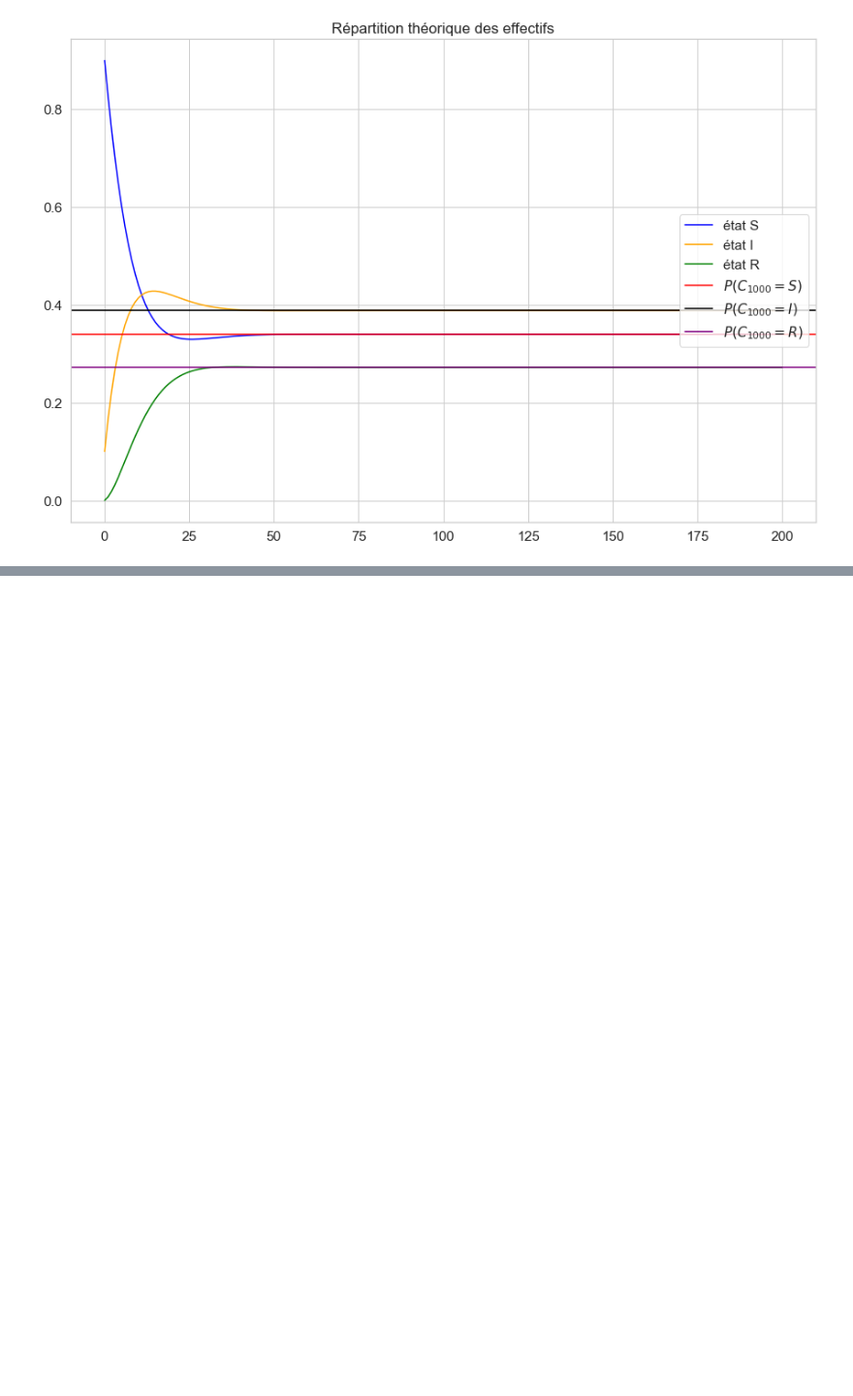
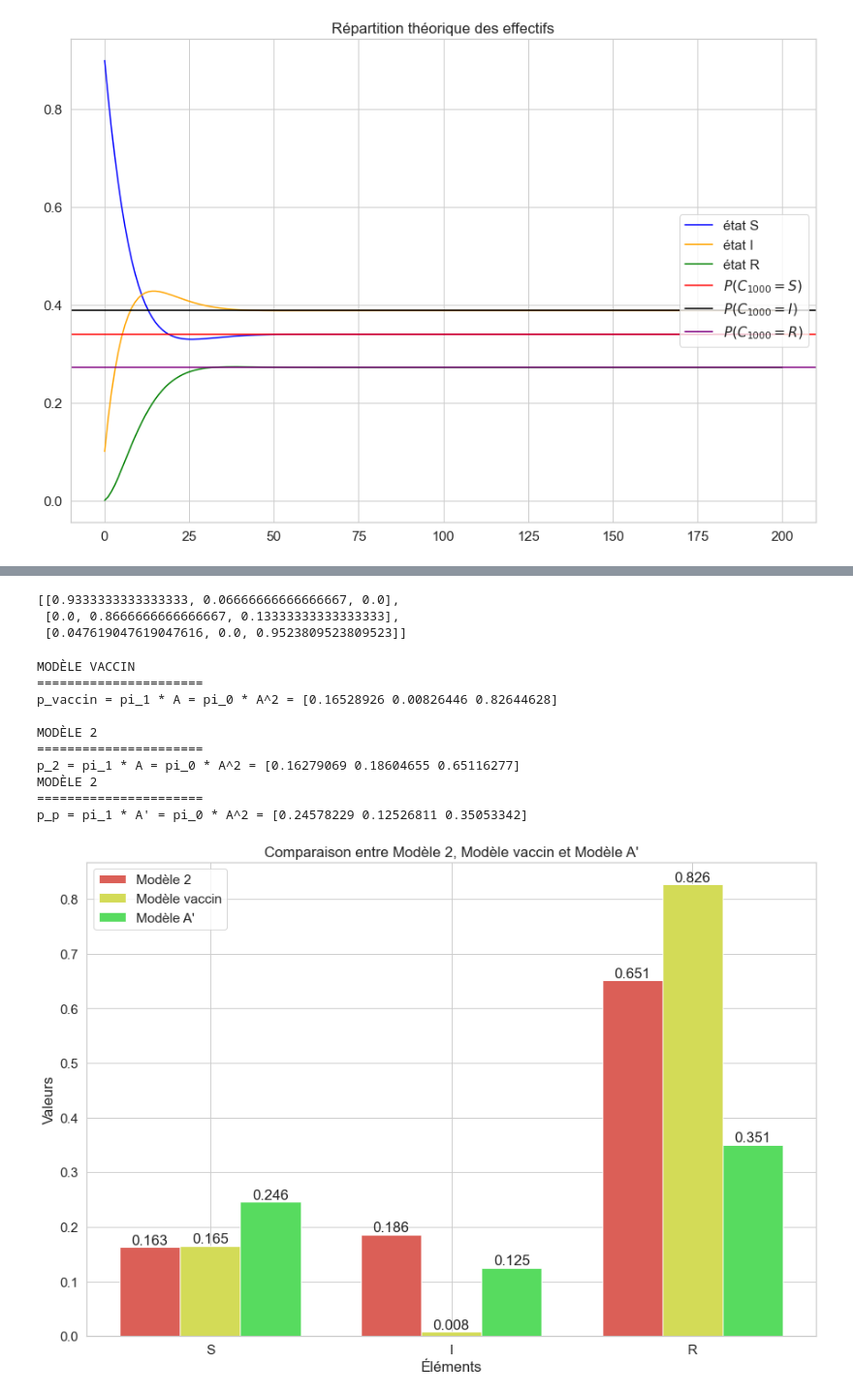
Before and after one commit to Meriadoc-gitgit/Markov-SIR, a Jupyter notebook: project.ipynb, the cells around one changed output, grey strips where cells are left out. Shown at 97% size. Saved outputs shown, nothing was run; the diff lists cells and outputs as text; code cells hidden in the pictures; blank space fills up the shorter version.

```diff
--- a/project.ipynb
+++ b/project.ipynb
@@ -1077,0 +1252,68 @@ Par rapport au modèle précédent, la vaccin a haussé le taux $P(S\to R)$ de t
+# %%
+# La matrice A_p calculée à partir de la séquence s
+A_p = determine_matrice_transition([sequence])
+A_p
+# %% [output]
+[[0.9333333333333333, 0.06666666666666667, 0.0],
+ [0.0, 0.8666666666666667, 0.13333333333333333],
+ [0.047619047619047616, 0.0, 0.9523809523809523]]
+# %%
+# Modèle vaccin
+A = [[0.9, 0.01, 0.09], [0, 0.8, 0.2], [0.02, 0, 0.98]]
+pi_0 = [0.9, 0.1, 0]
+
+T = 200
+p_vaccin = dist_proba_stationnaire(T, A, pi_0)
+print("MODÈLE VACCIN\n======================\np_vaccin = pi_1 * A = pi_0 * A^2 =", p_vaccin, "\n")
+
+# Modèle 2
+A = [[0.92, 0.08, 0], [0, 0.93, 0.07], [0.02, 0, 0.98]]
+pi_0 = [0.9, 0.1, 0]
+T = 200
+p_2 = dist_proba_stationnaire(T, A, pi_0)
+print("MODÈLE 2\n======================\np_2 = pi_1 * A = pi_0 * A^2 =", p_2)
+
+# Modèle A'
+A = [[0.93, 0.067, 0], [0, 0.867, 0.13], [0.048, 0, 0.952]]
+pi_0 = [0.9, 0.1, 0]
+T = 200
+p_p = dist_proba_stationnaire(T, A, pi_0)
+print("MODÈLE 2\n======================\np_p = pi_1 * A' = pi_0 * A^2 =", p_p)
+
+# Paramètres du graphique
+bar_width = 0.25
+index = np.arange(len(p_2))
+
+# Création du graphique à barres
+fig, ax = plt.subplots()
+bar1 = ax.bar(index, p_2, bar_width, label='Modèle 2')
+bar2 = ax.bar(index + bar_width, p_vaccin, bar_width, label='Modèle vaccin')
+bar3 = ax.bar(index + 2 * bar_width, p_p, bar_width, label="Modèle A'")
+
+# Ajout des étiquettes de données
+autolabel(bar1)
+autolabel(bar2)
+autolabel(bar3)
+
+# Ajout des étiquettes, titre et légende
+ax.set_xlabel('Éléments')
+ax.set_ylabel('Valeurs')
+ax.set_title("Comparaison entre Modèle 2, Modèle vaccin et Modèle A'")
+ax.set_xticks(index + bar_width)
+ax.set_xticklabels(('S', 'I', 'R'))
+ax.legend()
+
+# Affichage du graphique
+plt.show()
+# %% [output]
+MODÈLE VACCIN
+======================
+p_vaccin = pi_1 * A = pi_0 * A^2 = [0.16528926 0.00826446 0.82644628]
+
+MODÈLE 2
+======================
+p_2 = pi_1 * A = pi_0 * A^2 = [0.16279069 0.18604655 0.65116277]
+MODÈLE 2
+======================
+p_p = pi_1 * A' = pi_0 * A^2 = [0.24578229 0.12526811 0.35053342]
+[figure, added]
```
Also changed, not shown: parts of 12 cells of this notebook, 1 other file.
